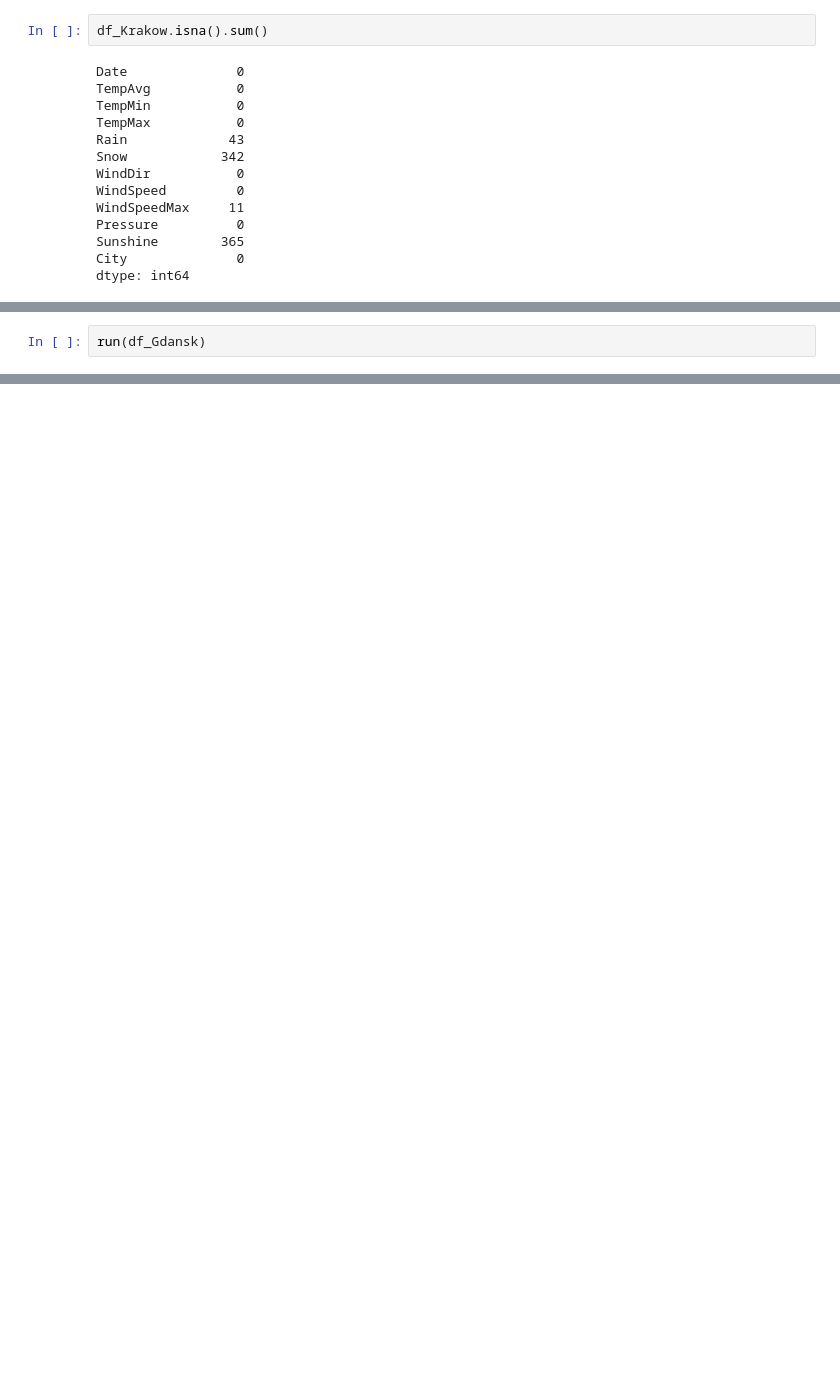
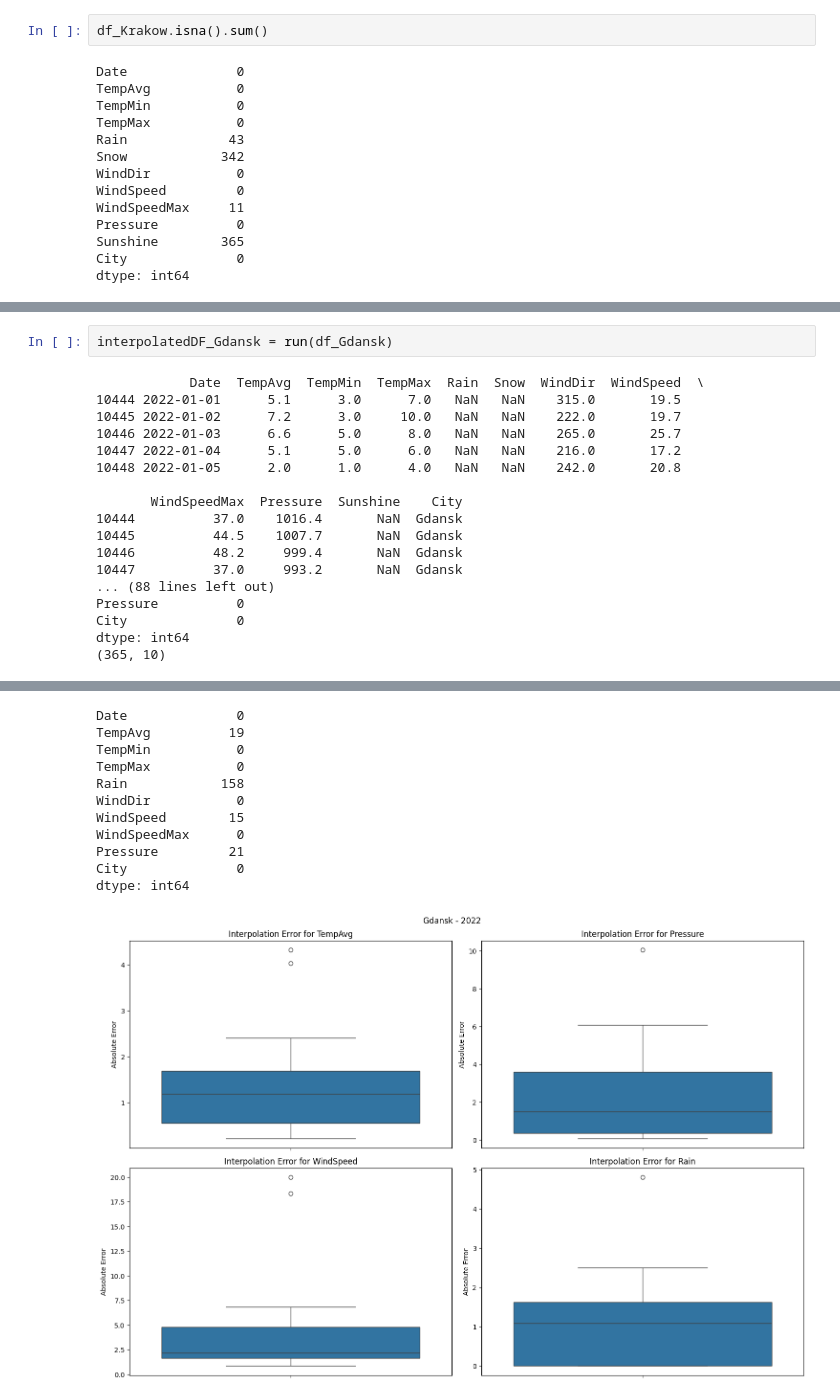
Before and after one commit to Twarug/AGH-NumericalMethods-Project, a Jupyter notebook: main.ipynb, the cells around one changed output, grey strips where cells are left out. Saved outputs shown, nothing was run; the diff lists cells and outputs as text; blank space fills up the shorter version.

```diff
--- a/main.ipynb
+++ b/main.ipynb
@@ -387,2 +314,0 @@ dtype: int64
-# %%
-run(df_Gdansk)
@@ -452,0 +419,20 @@ dtype: int64
+# %%
+interpolatedDF_Gdansk = run(df_Gdansk)
+# %% [output]
+            Date  TempAvg  TempMin  TempMax  Rain  Snow  WindDir  WindSpeed  \
+10444 2022-01-01      5.1      3.0      7.0   NaN   NaN    315.0       19.5
+10445 2022-01-02      7.2      3.0     10.0   NaN   NaN    222.0       19.7
+10446 2022-01-03      6.6      5.0      8.0   NaN   NaN    265.0       25.7
+10447 2022-01-04      5.1      5.0      6.0   NaN   NaN    216.0       17.2
+10448 2022-01-05      2.0      1.0      4.0   NaN   NaN    242.0       20.8
+
+       WindSpeedMax  Pressure  Sunshine    City
+10444          37.0    1016.4       NaN  Gdansk
+10445          44.5    1007.7       NaN  Gdansk
+10446          48.2     999.4       NaN  Gdansk
+10447          37.0     993.2       NaN  Gdansk
+... (88 lines left out)
+Pressure          0
+City              0
+dtype: int64
+(365, 10)
@@ -452,0 +440,12 @@ dtype: int64
+Date              0
+TempAvg          19
+TempMin           0
+TempMax           0
+Rain            158
+WindDir           0
+WindSpeed        15
+WindSpeedMax      0
+Pressure         21
+City              0
+dtype: int64
+[figure, added]
```
Also changed, not shown: parts of 24 cells of this notebook.
